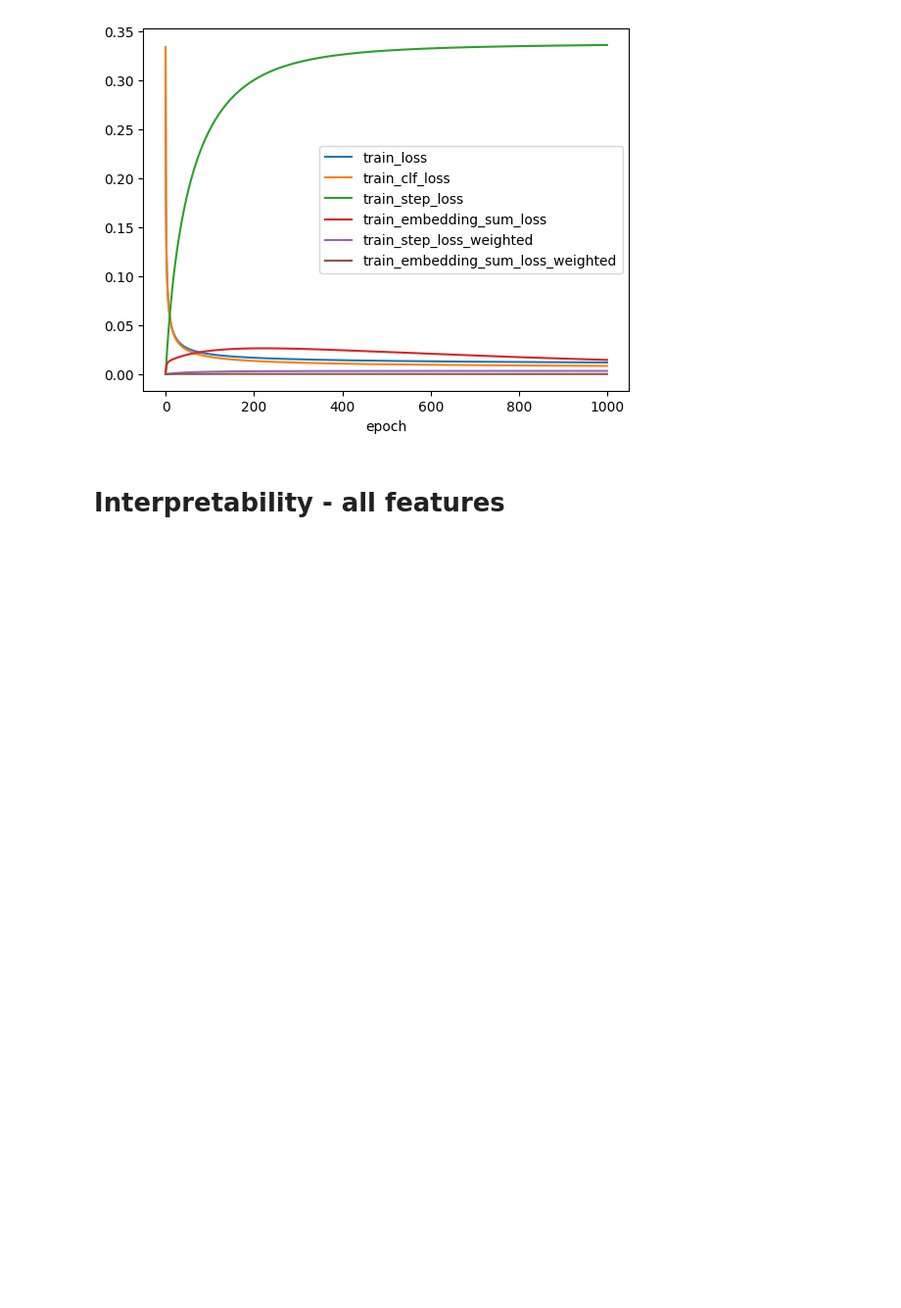
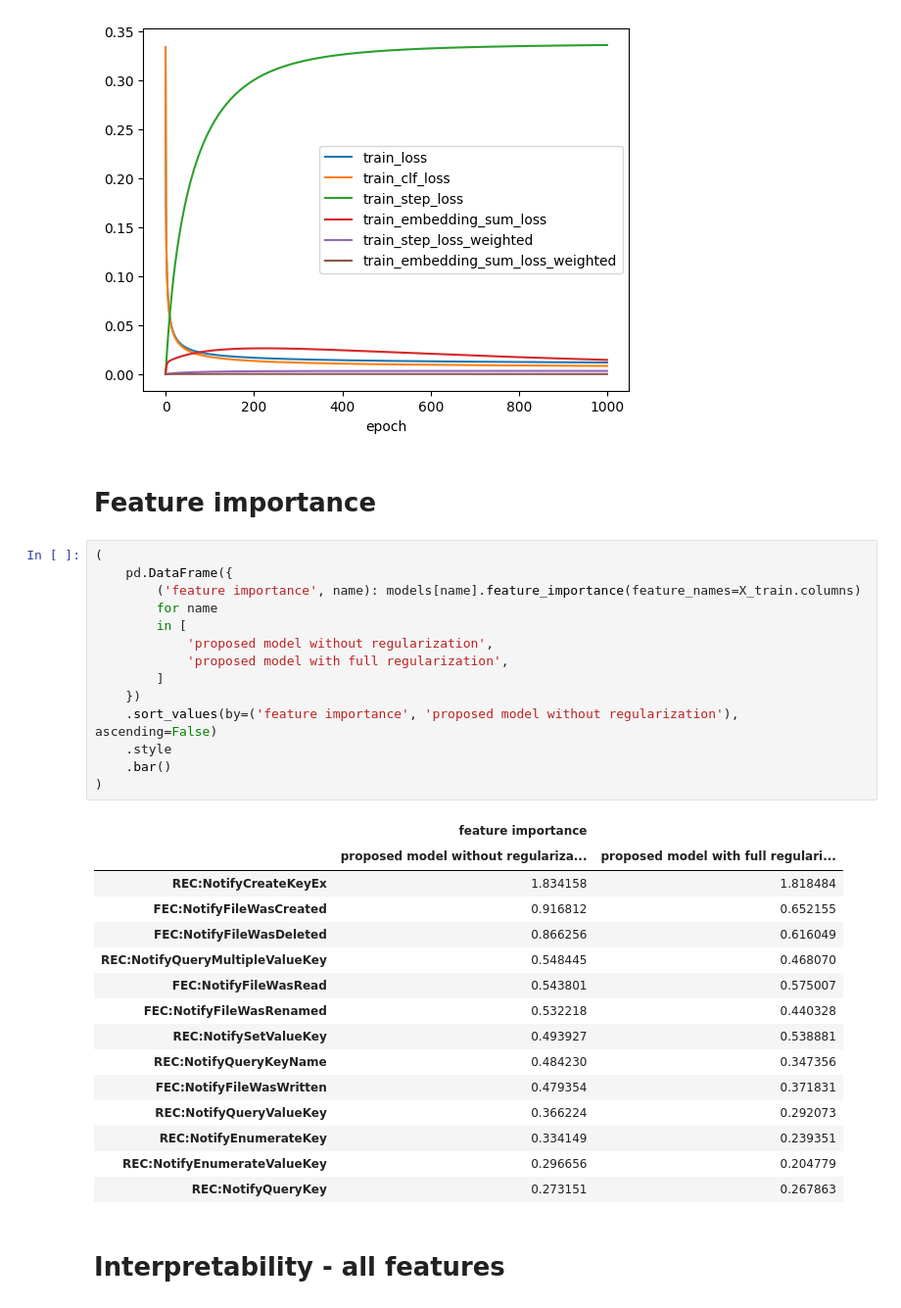
Before and after one commit to Sagenso/MIRAD, a Jupyter notebook: notebooks/experiments.ipynb, the cells around one changed output. Shown at 98% size. Cells and saved outputs as stored; diff of their text form; blank space fills up the shorter version.

Commit message:
feature importance

```diff
--- a/notebooks/experiments.ipynb
+++ b/notebooks/experiments.ipynb
@@ -157,6 +157,38 @@ models['proposed model with full regularization'].visualize(feature_names=X_trai
 models['proposed model with full regularization'].plot_training_history()
 # %% [output]
 [figure]
+# %% [markdown]
+# Feature importance
+# %%
+(
+    pd.DataFrame({
+        ('feature importance', name): models[name].feature_importance(feature_names=X_train.columns)
+        for name
+        in [
+            'proposed model without regularization',
+            'proposed model with full regularization',
+        ]
+    })
+    .sort_values(by=('feature importance', 'proposed model without regularization'), ascending=False)
+    .style
+    .bar()
+)
+# %% [output]
+|  | feature importance |  |
+|  | proposed model without regulariza... | proposed model with full regulari... |
+| REC:NotifyCreateKeyEx | 1.834158 | 1.818484 |
+| FEC:NotifyFileWasCreated | 0.916812 | 0.652155 |
+| FEC:NotifyFileWasDeleted | 0.866256 | 0.616049 |
+| REC:NotifyQueryMultipleValueKey | 0.548445 | 0.468070 |
+| FEC:NotifyFileWasRead | 0.543801 | 0.575007 |
+| FEC:NotifyFileWasRenamed | 0.532218 | 0.440328 |
+| REC:NotifySetValueKey | 0.493927 | 0.538881 |
+| REC:NotifyQueryKeyName | 0.484230 | 0.347356 |
+| FEC:NotifyFileWasWritten | 0.479354 | 0.371831 |
+| REC:NotifyQueryValueKey | 0.366224 | 0.292073 |
+| REC:NotifyEnumerateKey | 0.334149 | 0.239351 |
+| REC:NotifyEnumerateValueKey | 0.296656 | 0.204779 |
+| REC:NotifyQueryKey | 0.273151 | 0.267863 |
 # %% [markdown]
 # Interpretability - all features
 # %%
```
Also changed, not shown: 1 other file.
